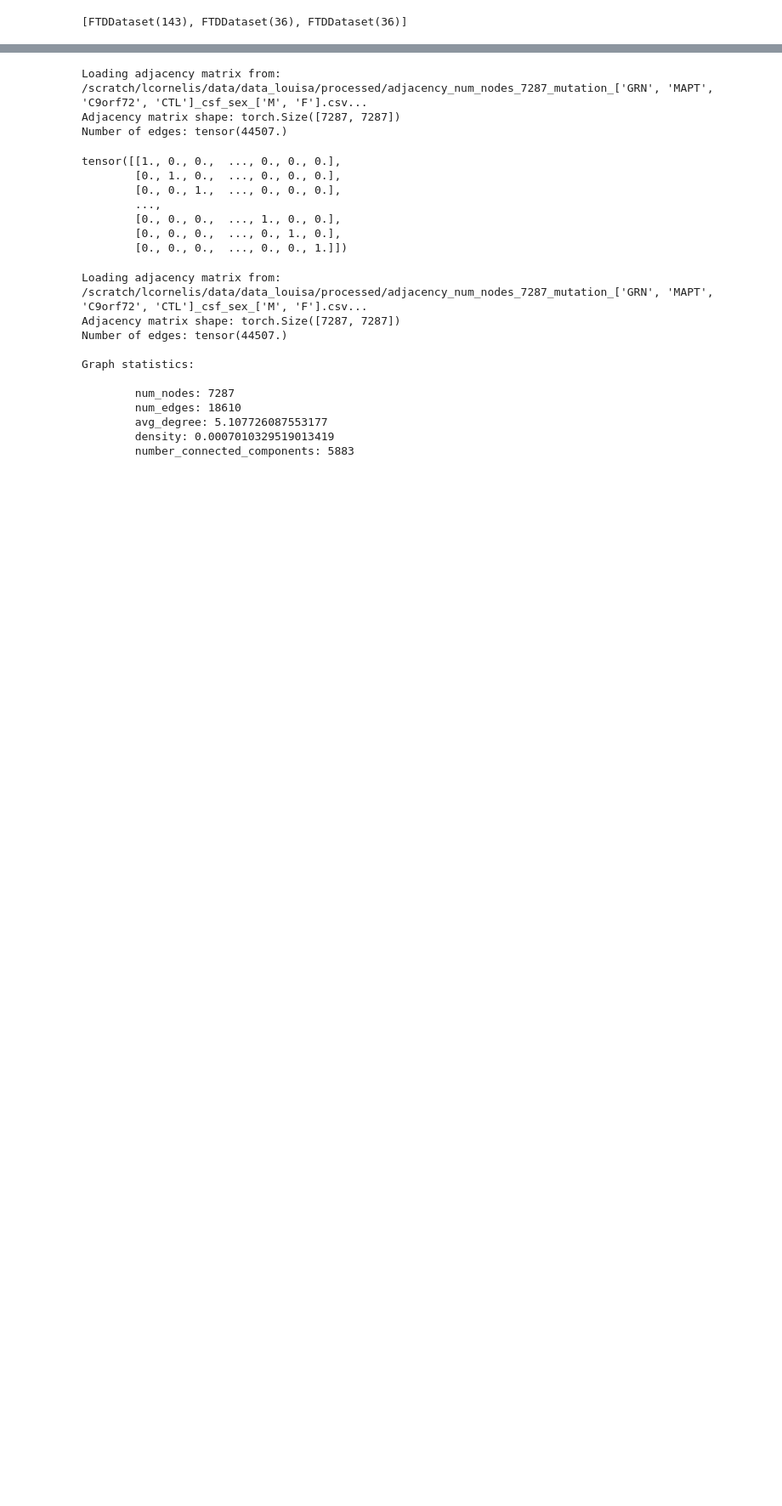
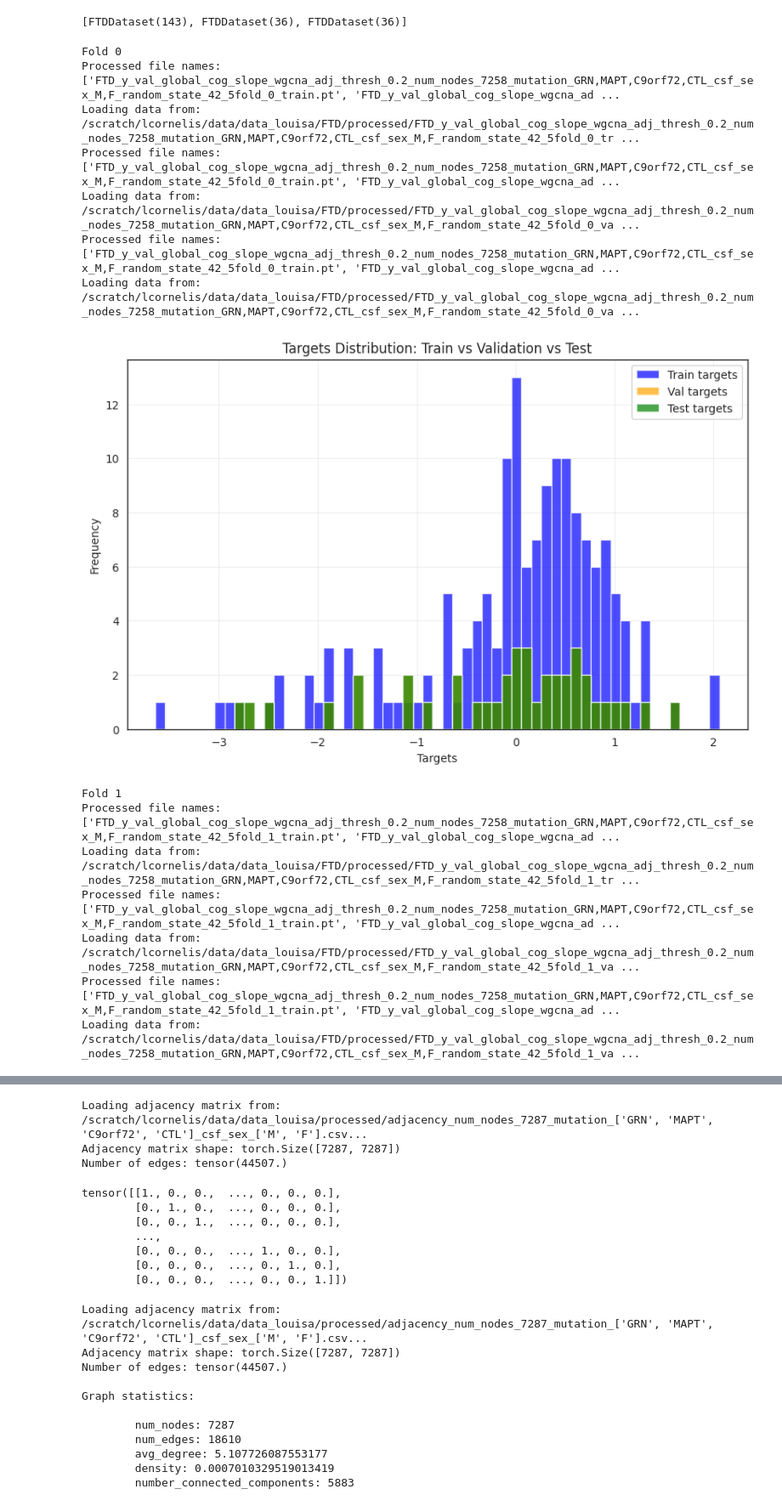
Before and after one commit to geometric-intelligence/TopoProteo, a Jupyter notebook: tutorials/ftd_folds.ipynb, the cells around one changed output, grey strips where cells are left out. Shown at 85% size. Saved outputs shown, nothing was run; the diff lists cells and outputs as text; code cells hidden in the pictures; blank space fills up the shorter version.

```diff
--- a/tutorials/ftd_folds.ipynb
+++ b/tutorials/ftd_folds.ipynb
@@ -148,3 +81,62 @@ Done!
 loader.datasets
 # %% [output]
 [FTDDataset(143), FTDDataset(36), FTDDataset(36)]
+# %%
+def plot_histogram(y_train, y_val, y_test):
+    # Calculate bin range to cover both datasets
+    import matplotlib.pyplot as plt
+    import numpy as np
+    min_val = min(y_train.min(), y_val.min())
+    max_val = max(y_train.max(), y_val.max())
+    bins = np.arange(min_val, max_val + 0.1, 0.1)
+
+    plt.figure(figsize=(10, 6))
+    plt.hist(y_train.flatten(), bins=bins, alpha=0.7, label='Train targets', color='blue', density=False)
+    plt.hist(y_val.flatten(), bins=bins, alpha=0.7, label='Val targets', color='orange', density=False)
+    plt.hist(y_test.flatten(), bins=bins, alpha=0.7, label='Test targets', color='green', density=False)
+    plt.xlabel('Targets')
+    plt.ylabel('Frequency')
+    plt.title('Targets Distribution: Train vs Validation vs Test')
+    plt.legend()
+    plt.grid(True, alpha=0.3)
+    plt.show()
+
+for fold in range(5):
+    print(f"Fold {fold}")
+    cfg = compose(
+        config_name="run.yaml",
+        overrides=[
+            "model=graph/gat",
+            "dataset=graph/FTD",
+            "dataset.loader.parameters.kfold=true",
+            "dataset.loader.parameters.num_folds=5",
+            f"dataset.loader.parameters.fold={fold}",
+            "dataset.loader.parameters.adj_thresh=0.2",
+            "dataset.loader.parameters.y_val=global_cog_slope",
+        ],
+        return_hydra_config=True
+    )
+    loader = instantiate(cfg.dataset.loader)
+    all_dataset, dataset_dir = loader.load()
+    ftd_dataset = loader.datasets[0]
+    train, val, test = loader.datasets[0], loader.datasets[1], loader.datasets[2]
+    y_train = train.y
+    y_val = val.y
+    y_test = test.y
+    plot_histogram(y_train, y_val, y_test)
+# %% [output]
+Fold 0
+Processed file names: ['FTD_y_val_global_cog_slope_wgcna_adj_thresh_0.2_num_nodes_7258_mutation_GRN,MAPT,C9orf72,CTL_csf_sex_M,F_random_state_42_5fold_0_train.pt', 'FTD_y_val_global_cog_slope_wgcna_ad ...
+Loading data from: /scratch/lcornelis/data/data_louisa/FTD/processed/FTD_y_val_global_cog_slope_wgcna_adj_thresh_0.2_num_nodes_7258_mutation_GRN,MAPT,C9orf72,CTL_csf_sex_M,F_random_state_42_5fold_0_tr ...
+Processed file names: ['FTD_y_val_global_cog_slope_wgcna_adj_thresh_0.2_num_nodes_7258_mutation_GRN,MAPT,C9orf72,CTL_csf_sex_M,F_random_state_42_5fold_0_train.pt', 'FTD_y_val_global_cog_slope_wgcna_ad ...
+Loading data from: /scratch/lcornelis/data/data_louisa/FTD/processed/FTD_y_val_global_cog_slope_wgcna_adj_thresh_0.2_num_nodes_7258_mutation_GRN,MAPT,C9orf72,CTL_csf_sex_M,F_random_state_42_5fold_0_va ...
+Processed file names: ['FTD_y_val_global_cog_slope_wgcna_adj_thresh_0.2_num_nodes_7258_mutation_GRN,MAPT,C9orf72,CTL_csf_sex_M,F_random_state_42_5fold_0_train.pt', 'FTD_y_val_global_cog_slope_wgcna_ad ...
+Loading data from: /scratch/lcornelis/data/data_louisa/FTD/processed/FTD_y_val_global_cog_slope_wgcna_adj_thresh_0.2_num_nodes_7258_mutation_GRN,MAPT,C9orf72,CTL_csf_sex_M,F_random_state_42_5fold_0_va ...
+[figure, added]
+Fold 1
+Processed file names: ['FTD_y_val_global_cog_slope_wgcna_adj_thresh_0.2_num_nodes_7258_mutation_GRN,MAPT,C9orf72,CTL_csf_sex_M,F_random_state_42_5fold_1_train.pt', 'FTD_y_val_global_cog_slope_wgcna_ad ...
+Loading data from: /scratch/lcornelis/data/data_louisa/FTD/processed/FTD_y_val_global_cog_slope_wgcna_adj_thresh_0.2_num_nodes_7258_mutation_GRN,MAPT,C9orf72,CTL_csf_sex_M,F_random_state_42_5fold_1_tr ...
+Processed file names: ['FTD_y_val_global_cog_slope_wgcna_adj_thresh_0.2_num_nodes_7258_mutation_GRN,MAPT,C9orf72,CTL_csf_sex_M,F_random_state_42_5fold_1_train.pt', 'FTD_y_val_global_cog_slope_wgcna_ad ...
+Loading data from: /scratch/lcornelis/data/data_louisa/FTD/processed/FTD_y_val_global_cog_slope_wgcna_adj_thresh_0.2_num_nodes_7258_mutation_GRN,MAPT,C9orf72,CTL_csf_sex_M,F_random_state_42_5fold_1_va ...
+Processed file names: ['FTD_y_val_global_cog_slope_wgcna_adj_thresh_0.2_num_nodes_7258_mutation_GRN,MAPT,C9orf72,CTL_csf_sex_M,F_random_state_42_5fold_1_train.pt', 'FTD_y_val_global_cog_slope_wgcna_ad ...
+Loading data from: /scratch/lcornelis/data/data_louisa/FTD/processed/FTD_y_val_global_cog_slope_wgcna_adj_thresh_0.2_num_nodes_7258_mutation_GRN,MAPT,C9orf72,CTL_csf_sex_M,F_random_state_42_5fold_1_va ...
```
Also changed, not shown: parts of 2 cells of this notebook, 9 other files.
